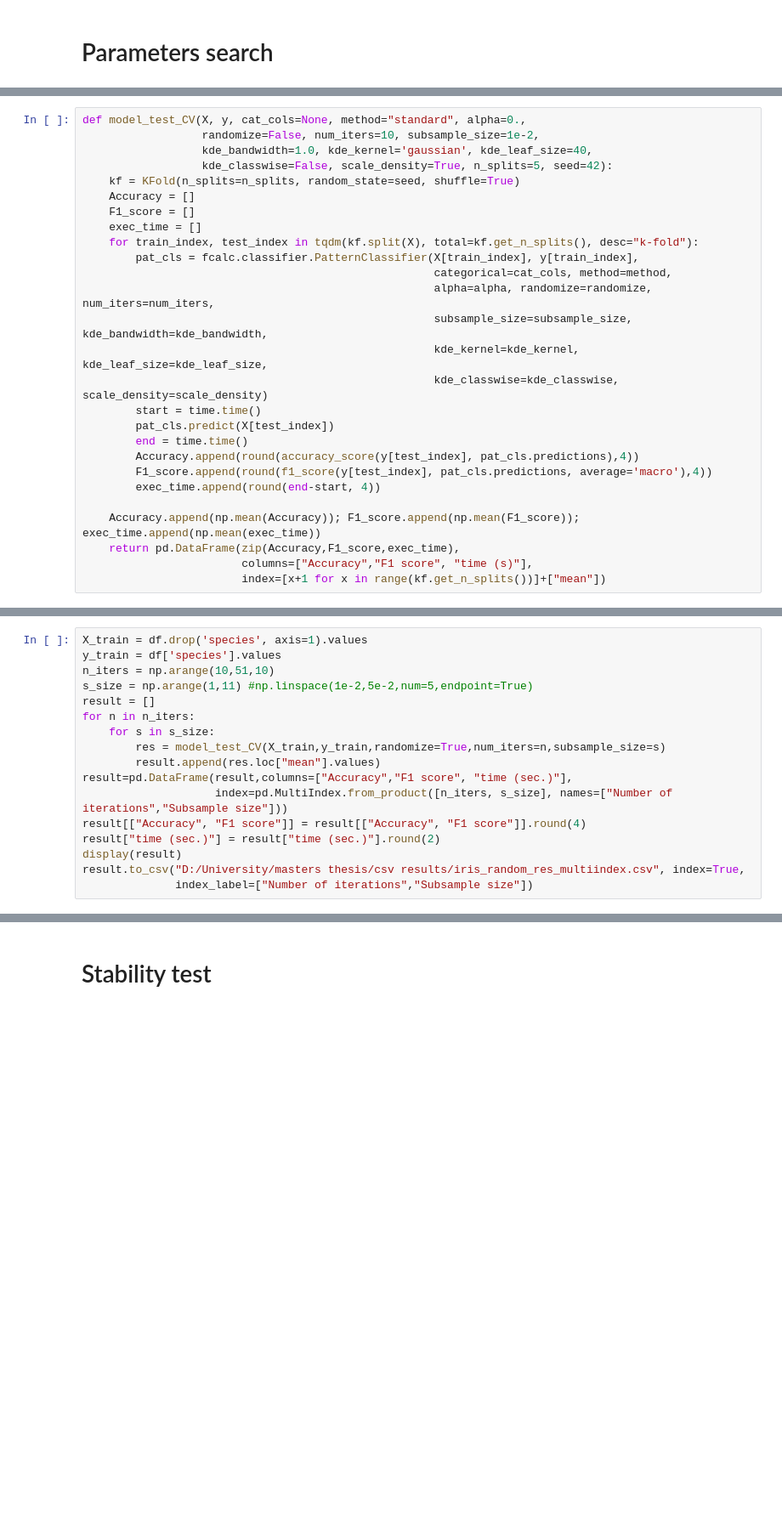
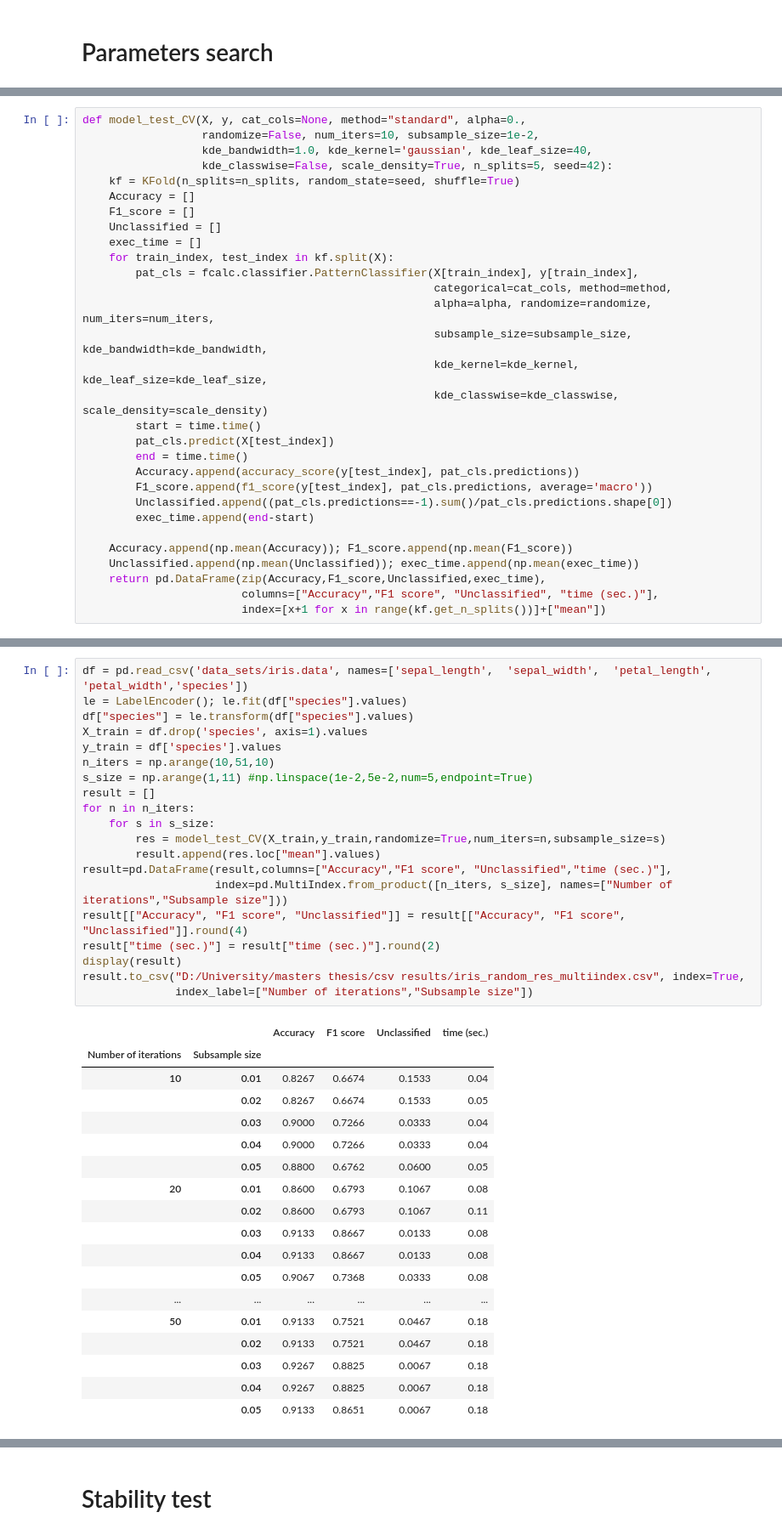
Before and after one commit to AndrewDiv/FCALC, a Jupyter notebook: randomization testing.ipynb, the cells around one changed output, grey strips where cells are left out. Shown: that part at 85% size. Cells and saved outputs as stored; diff of their text form; blank space fills up the shorter version.

```diff
--- a/randomization testing.ipynb
+++ b/randomization testing.ipynb
@@ -22,8 +18,9 @@ def model_test_CV(X, y, cat_cols=None, method="standard", alpha=0.,
     kf = KFold(n_splits=n_splits, random_state=seed, shuffle=True)
     Accuracy = []
     F1_score = []
+    Unclassified = []
     exec_time = []
-    for train_index, test_index in tqdm(kf.split(X), total=kf.get_n_splits(), desc="k-fold"):
+    for train_index, test_index in kf.split(X):
         pat_cls = fcalc.classifier.PatternClassifier(X[train_index], y[train_index],
                                                      categorical=cat_cols, method=method,
                                                      alpha=alpha, randomize=randomize, num_iters=num_iters,
@@ -33,11 +30,13 @@ def model_test_CV(X, y, cat_cols=None, method="standard", alpha=0.,
         start = time.time()
         pat_cls.predict(X[test_index])
         end = time.time()
-        Accuracy.append(round(accuracy_score(y[test_index], pat_cls.predictions),4))
-        F1_score.append(round(f1_score(y[test_index], pat_cls.predictions, average='macro'),4))
-        exec_time.append(round(end-start, 4))
+        Accuracy.append(accuracy_score(y[test_index], pat_cls.predictions))
+        F1_score.append(f1_score(y[test_index], pat_cls.predictions, average='macro'))
+        Unclassified.append((pat_cls.predictions==-1).sum()/pat_cls.predictions.shape[0])
+        exec_time.append(end-start)
 
-    Accuracy.append(np.mean(Accuracy)); F1_score.append(np.mean(F1_score)); exec_time.append(np.mean(exec_time))
-    return pd.DataFrame(zip(Accuracy,F1_score,exec_time),
-                        columns=["Accuracy","F1 score", "time (s)"],
+    Accuracy.append(np.mean(Accuracy)); F1_score.append(np.mean(F1_score))
+    Unclassified.append(np.mean(Unclassified)); exec_time.append(np.mean(exec_time))
+    return pd.DataFrame(zip(Accuracy,F1_score,Unclassified,exec_time),
+                        columns=["Accuracy","F1 score", "Unclassified", "time (sec.)"],
                         index=[x+1 for x in range(kf.get_n_splits())]+["mean"])
@@ -44,17 +45,39 @@ def model_test_CV(X, y, cat_cols=None, method="standard", alpha=0.,
 # %%
+df = pd.read_csv('data_sets/iris.data', names=['sepal_length',	'sepal_width',	'petal_length',	'petal_width','species'])
+le = LabelEncoder(); le.fit(df["species"].values)
+df["species"] = le.transform(df["species"].values)
 X_train = df.drop('species', axis=1).values
 y_train = df['species'].values
 n_iters = np.arange(10,51,10)
 s_size = np.arange(1,11) #np.linspace(1e-2,5e-2,num=5,endpoint=True)
 result = []
 for n in n_iters:
     for s in s_size:
         res = model_test_CV(X_train,y_train,randomize=True,num_iters=n,subsample_size=s)
         result.append(res.loc["mean"].values)
-result=pd.DataFrame(result,columns=["Accuracy","F1 score", "time (sec.)"],
+result=pd.DataFrame(result,columns=["Accuracy","F1 score", "Unclassified","time (sec.)"],
                     index=pd.MultiIndex.from_product([n_iters, s_size], names=["Number of iterations","Subsample size"]))
-result[["Accuracy", "F1 score"]] = result[["Accuracy", "F1 score"]].round(4)
+result[["Accuracy", "F1 score", "Unclassified"]] = result[["Accuracy", "F1 score", "Unclassified"]].round(4)
 result["time (sec.)"] = result["time (sec.)"].round(2)
 display(result)
 result.to_csv("D:/University/masters thesis/csv results/iris_random_res_multiindex.csv", index=True,
               index_label=["Number of iterations","Subsample size"])
+# %% [output]
+|  |  | Accuracy | F1 score | Unclassified | time (sec.) |
+| Number of iterations | Subsample size |  |  |  |  |
+| 10 | 0.01 | 0.8267 | 0.6674 | 0.1533 | 0.04 |
+|  | 0.02 | 0.8267 | 0.6674 | 0.1533 | 0.05 |
+|  | 0.03 | 0.9000 | 0.7266 | 0.0333 | 0.04 |
+|  | 0.04 | 0.9000 | 0.7266 | 0.0333 | 0.04 |
+|  | 0.05 | 0.8800 | 0.6762 | 0.0600 | 0.05 |
+| 20 | 0.01 | 0.8600 | 0.6793 | 0.1067 | 0.08 |
+|  | 0.02 | 0.8600 | 0.6793 | 0.1067 | 0.11 |
+|  | 0.03 | 0.9133 | 0.8667 | 0.0133 | 0.08 |
+|  | 0.04 | 0.9133 | 0.8667 | 0.0133 | 0.08 |
+|  | 0.05 | 0.9067 | 0.7368 | 0.0333 | 0.08 |
+| ... | ... | ... | ... | ... | ... |
+| 50 | 0.01 | 0.9133 | 0.7521 | 0.0467 | 0.18 |
+|  | 0.02 | 0.9133 | 0.7521 | 0.0467 | 0.18 |
+|  | 0.03 | 0.9267 | 0.8825 | 0.0067 | 0.18 |
+|  | 0.04 | 0.9267 | 0.8825 | 0.0067 | 0.18 |
+|  | 0.05 | 0.9133 | 0.8651 | 0.0067 | 0.18 |
```
Also changed, not shown: parts of 6 cells of this notebook, 2 other files.
